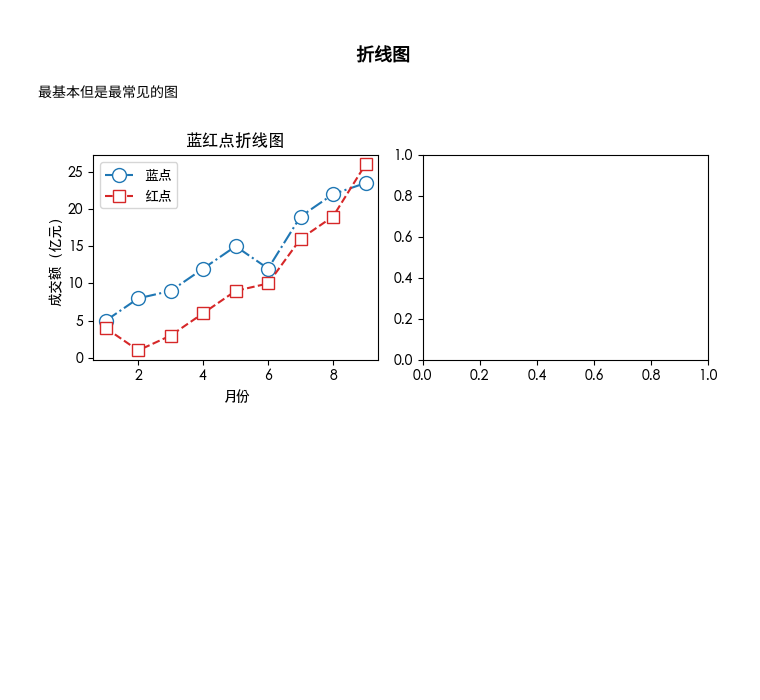
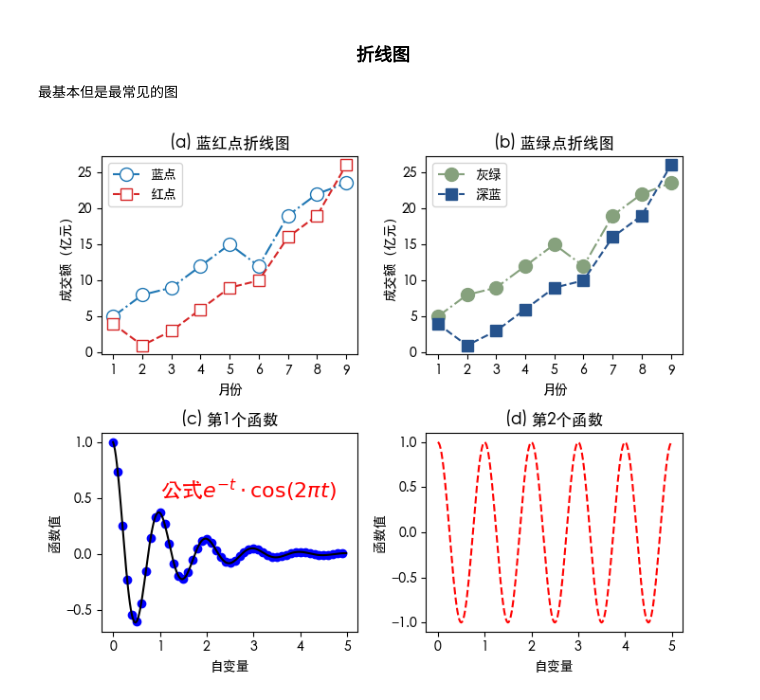
Before and after one commit to Branchccc/Plotting_with_python, a Jupyter notebook: tutorial_plotting.ipynb, the cells around one changed output. Drawn from its saved outputs; the diff is of its cells as text; code cells hidden in the pictures; blank space fills up the shorter version.

```diff
--- a/tutorial_plotting.ipynb
+++ b/tutorial_plotting.ipynb
@@ -57,4 +56,4 @@ cmtt10
 # %%
-plt.rcParams['font.size'] = 16  # 但是标题字体大于16，可以单独修改标题字号
+plt.rcParams['font.size'] = 12  # 但是标题字体大于16，可以单独修改标题字号
 %run simple_plot.py
 # %% [output]
@@ -105,22 +105,49 @@ for row in range(2):
 最基本但是最常见的图
 # %%
 import matplotlib.pyplot as plt
+import numpy as np
 plt.rcParams['font.size'] = 10
 plt.rcParams['font.family'] = 'Heiti TC' # windows里面没有这个字体
-
-
 x = [1,2,3,4,5,6,7,8,9]
 y1 = [5,8,9,12,15,12,19,22,23.5]
 y2 = [4,1,3,6,9,10,16,19,26]
+fig, ax = plt.subplots(2,2,figsize=(7,6)) # 两个子图，画布大小7英寸乘3英寸
 
-fig, ax = plt.subplots(1,2,figsize=(7,3))
-ax[0].plot(x,y1,color = 'tab:blue',marker = 'o',markersize = 10,markerfacecolor = 'white', linestyle = '-.', label = '蓝点')
-ax[0].plot(x,y2,color = 'tab:red',marker = 's',markersize = 8, markerfacecolor = 'white',linestyle = '--',label = '红点')
-ax[0].set_title('蓝红点折线图')
-ax[0].set_xlabel('月份')
-ax[0].set_ylabel('成交额（亿元）')
-ax[0].legend(loc = 'best') # 图例及其位置，上网搜有哪些位置
+# python颜色拾取https://xkcd.com/color/rgb/ 可以多看论文的图，选择舒服的配色
+ax[0][0].plot(x,y1,color = 'tab:blue',marker = 'o',markersize = 10,markerfacecolor = 'white', linestyle = '-.', label = '蓝点')
+ax[0][0].plot(x,y2,color = 'tab:red',marker = 's',markersize = 8, markerfacecolor = 'white',linestyle = '--',label = '红点') # marker表示标点，’s‘是squre方形，其他的翻译就能看懂不做多解释
+ax[0][1].plot(x,y1,color = '#86a17d',marker = 'o',markersize = 10, linestyle = '-.', label = '灰绿')
+ax[0][1].plot(x,y2,color = '#26538d',marker = 's',markersize = 8,linestyle = '--',label = '深蓝')
 
+ax[0][0].set_title('(a) 蓝红点折线图') # 标题
+ax[0][1].set_title('(b) 蓝绿点折线图') # 标题
+
+# 使用这个ax好处就是，很多子图如果都有类似的内容，可以统一用上面介绍的遍历修改，更高效，比如横坐标纵坐标一样，可以减少代码数量
+for i in range(2):
+    ax[0][i].set_xlabel('月份') # x轴名称
+    ax[0][i].set_ylabel('成交额（亿元）') # y轴名称
+    ax[0][i].legend(loc = 'best') # 图例及其位置，上网搜有哪些位置
+    ax[0][i].set_xticks([i+1 for i in range(9)])
+
+# ----------------------------------------------------------------------------------------------------------------------------
+# 绘制函数
+def f(t):
+    return np.exp(-t) * np.cos(2*np.pi*t)
+
+t1 = np.arange(0.0, 5.0, 0.1)
+t2 = np.arange(0.0, 5.0, 0.02)
+
+ax[1][0].plot(t1, f(t1), 'bo', t2, f(t2), 'k')
+ax[1][1].plot(t2, np.cos(2*np.pi*t2), 'r--')
+for i in range(2):
+    ax[1][i].set_ylabel('函数值')
+    ax[1][i].set_xlabel('自变量')
+
+ax[1][0].set_title('(c) 第1个函数')
+ax[1][1].set_title('(d) 第2个函数')
+
+ax[1][0].text(1,0.5,r'公式$e^{-t}\cdot \cos(2\pi t)$',fontsize=16,color='red') # 添加文字、latex公式，注意r的位置，一定要注意r的位置
 fig.tight_layout() # 这个是让子图自动排版，避免重叠
+plt.show()
 # %% [output]
-[figure, old version]
+[figure, new version]
```
Also changed, not shown: parts of 9 cells of this notebook, 1 other file.
